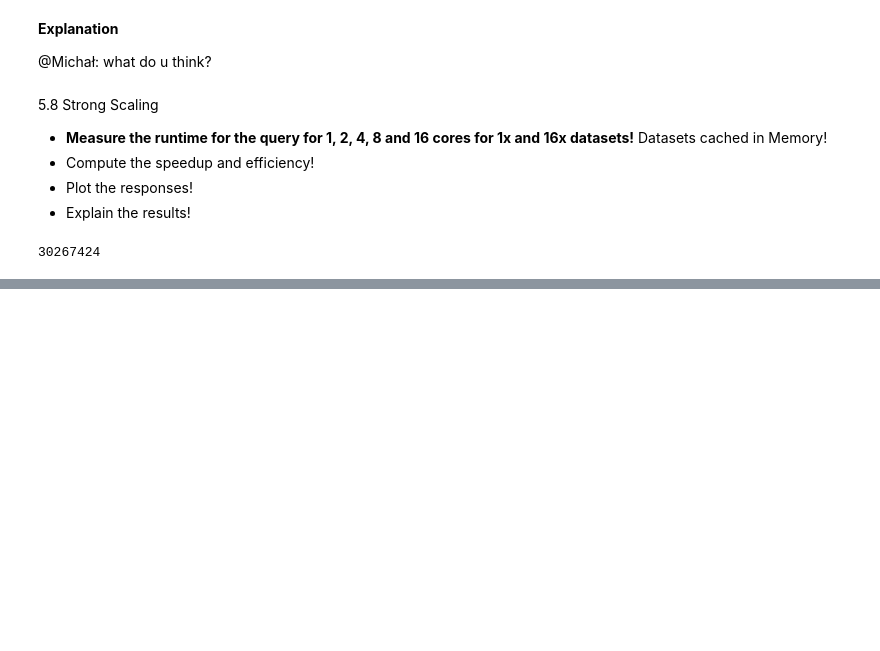
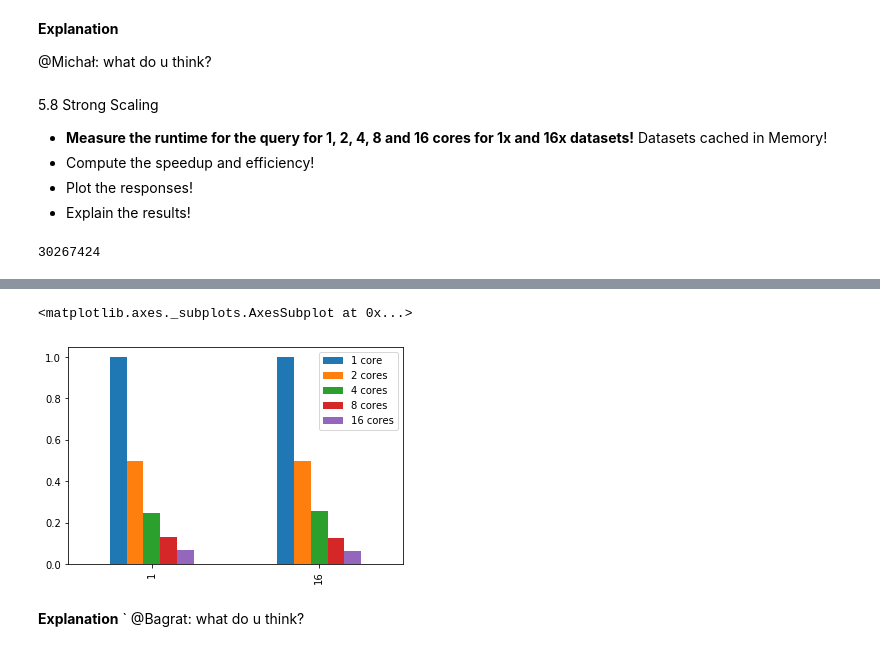
Before and after one commit to bgrt/exercise-students-2020, a Jupyter notebook: 05_SQL/05_SQL.ipynb, the cells around one changed output, grey strips where cells are left out. Saved outputs shown, nothing was run; the diff lists cells and outputs as text; code cells hidden in the pictures; blank space fills up the shorter version.

```diff
--- a/05_SQL/05_SQL.ipynb
+++ b/05_SQL/05_SQL.ipynb
@@ -452,0 +428,2 @@ oversample_1.groupBy('res').count().collect()
+# %%
+efficiency = speedup/np.power(2,np.arange(5))
@@ -452,0 +435,9 @@ oversample_1.groupBy('res').count().collect()
+# %%
+pd.DataFrame(efficiency, columns=["1 core", "2 cores", "4 cores", "8 cores", "16 cores"], index=[1,16]).plot.bar()
+# %% [output]
+<matplotlib.axes._subplots.AxesSubplot at 0x...>
+[figure, added]
+# %% [markdown]
+**Explanation**
+`
+@Bagrat: what do u think?
```
Also changed, not shown: parts of 18 cells of this notebook, 1 other file.
